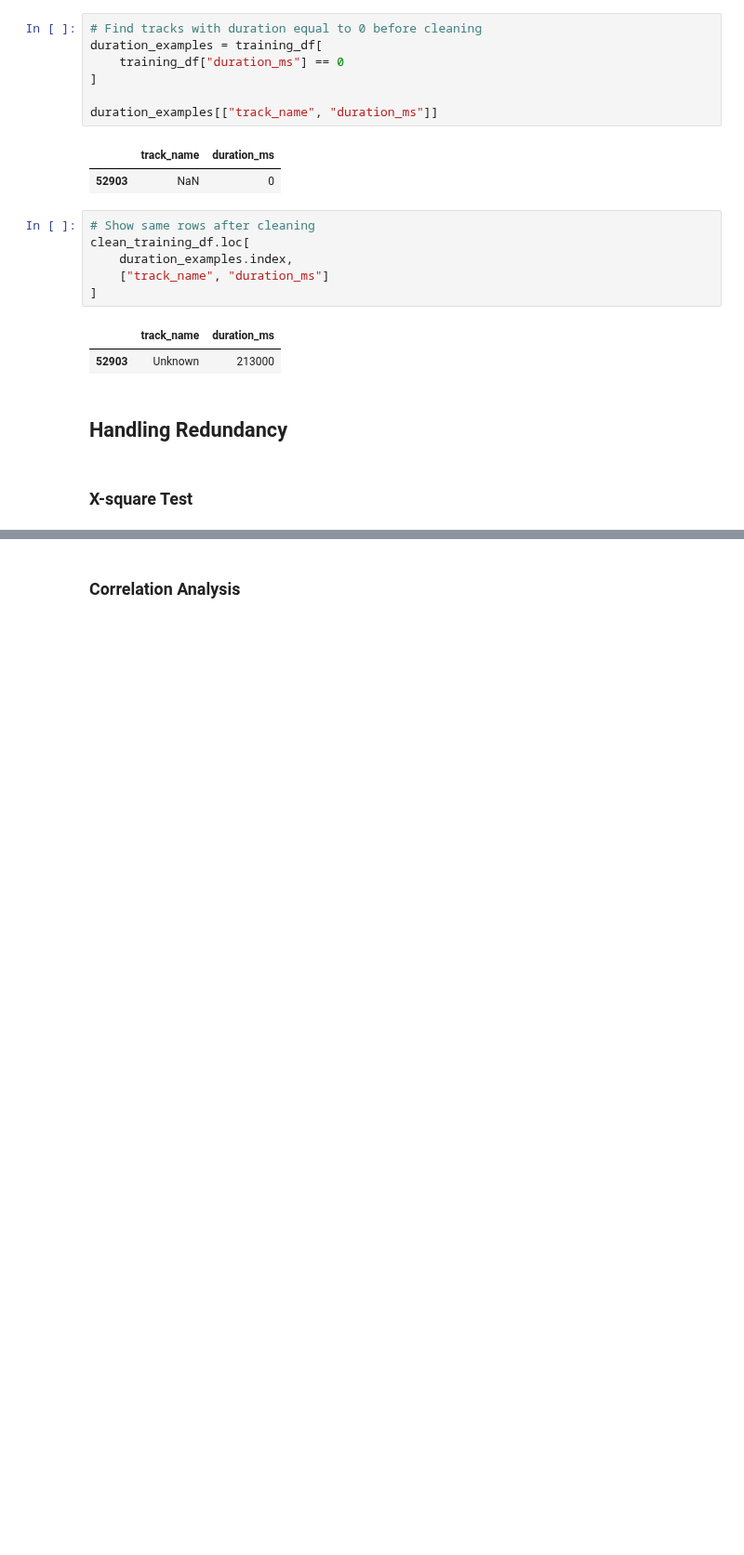
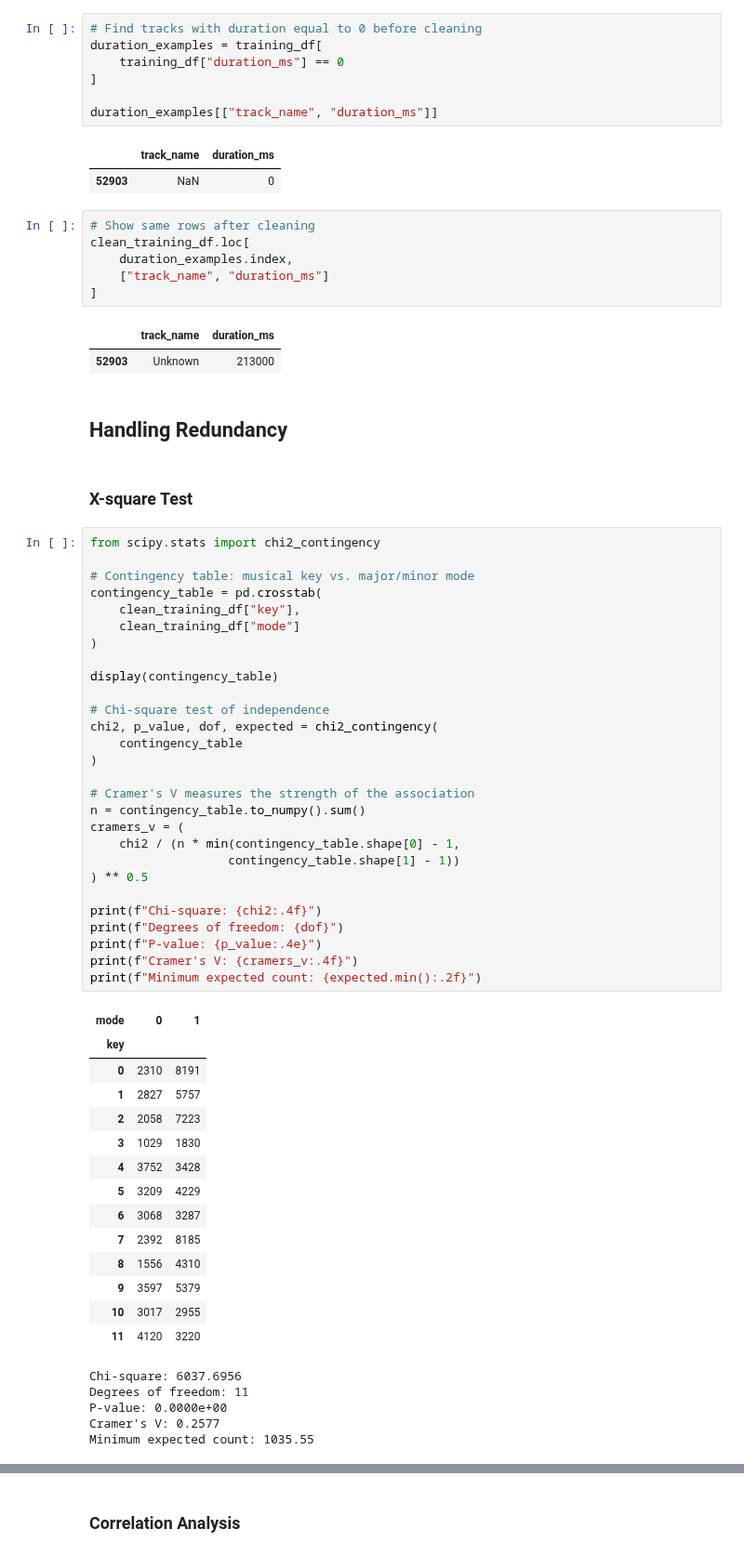
Before and after one commit to alexander-martrain/Song-Data-Mining, a Jupyter notebook: notebooks/project_cluster_cmps451.ipynb, the cells around one changed output, grey strips where cells are left out. Shown at 93% size. Drawn from its saved outputs; the diff is of its cells as text; blank space fills up the shorter version.

```diff
--- a/notebooks/project_cluster_cmps451.ipynb
+++ b/notebooks/project_cluster_cmps451.ipynb
@@ -698,3 +691,51 @@ clean_training_df.loc[
 ## Handling Redundancy
 # %% [markdown]
 ### X-square Test
+# %%
+from scipy.stats import chi2_contingency
+
+# Contingency table: musical key vs. major/minor mode
+contingency_table = pd.crosstab(
+    clean_training_df["key"],
+    clean_training_df["mode"]
+)
+
+display(contingency_table)
+
+# Chi-square test of independence
+chi2, p_value, dof, expected = chi2_contingency(
+    contingency_table
+)
+
+# Cramer's V measures the strength of the association
+n = contingency_table.to_numpy().sum()
+cramers_v = (
+    chi2 / (n * min(contingency_table.shape[0] - 1,
+                   contingency_table.shape[1] - 1))
+) ** 0.5
+
+print(f"Chi-square: {chi2:.4f}")
+print(f"Degrees of freedom: {dof}")
+print(f"P-value: {p_value:.4e}")
+print(f"Cramer's V: {cramers_v:.4f}")
+print(f"Minimum expected count: {expected.min():.2f}")
+# %% [output]
+| mode | 0 | 1 |
+| key |  |  |
+| 0 | 2310 | 8191 |
+| 1 | 2827 | 5757 |
+| 2 | 2058 | 7223 |
+| 3 | 1029 | 1830 |
+| 4 | 3752 | 3428 |
+| 5 | 3209 | 4229 |
+| 6 | 3068 | 3287 |
+| 7 | 2392 | 8185 |
+| 8 | 1556 | 4310 |
+| 9 | 3597 | 5379 |
+| 10 | 3017 | 2955 |
+| 11 | 4120 | 3220 |
+Chi-square: 6037.6956
+Degrees of freedom: 11
+P-value: 0.0000e+00
+Cramer's V: 0.2577
+Minimum expected count: 1035.55
```
Also changed, not shown: parts of 12 cells of this notebook, 2 other files.
